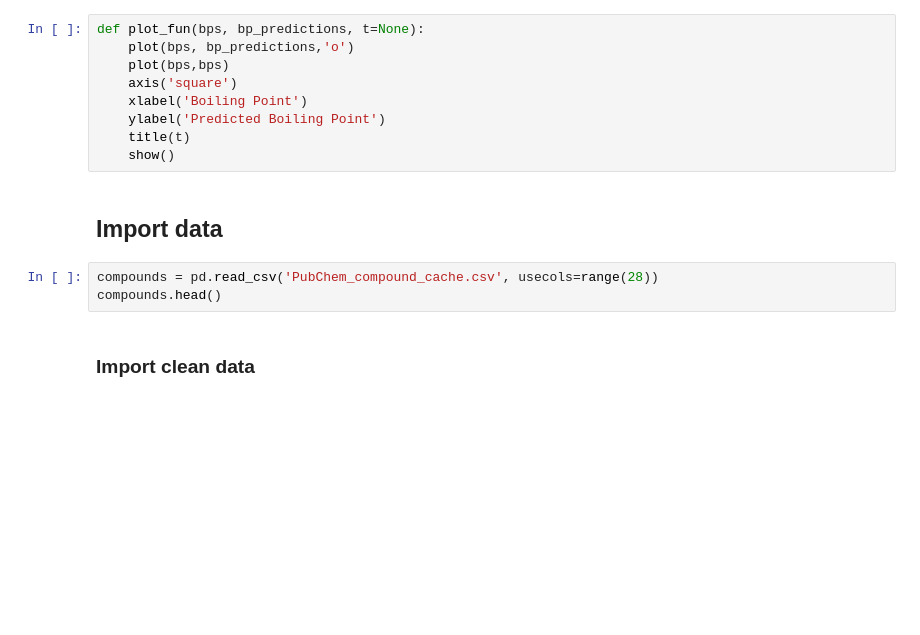
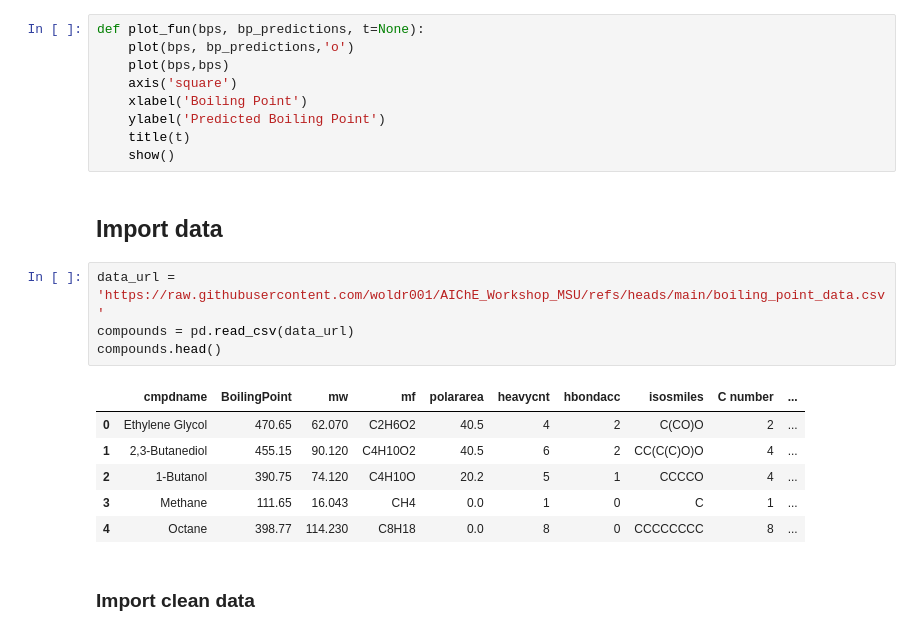
Before and after one commit to woldr001/AIChE_Workshop_MSU, a Jupyter notebook: Boiling Point of Compounds.ipynb, the cells around one changed output. Drawn from its saved outputs; the diff is of its cells as text; blank space fills up the shorter version.

Commit message:
load data from csv url

```diff
--- a/Boiling Point of Compounds.ipynb
+++ b/Boiling Point of Compounds.ipynb
@@ -19,9 +19,17 @@ def plot_fun(bps, bp_predictions, t=None):
     show()
 # %% [markdown]
 ## Import data
-# %%
-compounds = pd.read_csv('PubChem_compound_cache.csv', usecols=range(28))
-compounds.head()
+# %%
+data_url = 'https://raw.githubusercontent.com/woldr001/AIChE_Workshop_MSU/refs/heads/main/boiling_point_data.csv'
+compounds = pd.read_csv(data_url)
+compounds.head()
+# %% [output]
+|  | cmpdname | BoilingPoint | mw | mf | polararea | heavycnt | hbondacc | isosmiles | C number | ... |
+| 0 | Ethylene Glycol | 470.65 | 62.070 | C2H6O2 | 40.5 | 4 | 2 | C(CO)O | 2 | ... |
+| 1 | 2,3-Butanediol | 455.15 | 90.120 | C4H10O2 | 40.5 | 6 | 2 | CC(C(C)O)O | 4 | ... |
+| 2 | 1-Butanol | 390.75 | 74.120 | C4H10O | 20.2 | 5 | 1 | CCCCO | 4 | ... |
+| 3 | Methane | 111.65 | 16.043 | CH4 | 0.0 | 1 | 0 | C | 1 | ... |
+| 4 | Octane | 398.77 | 114.230 | C8H18 | 0.0 | 8 | 0 | CCCCCCCC | 8 | ... |
 # %% [markdown]
 ### Import clean data
 # %%
```
